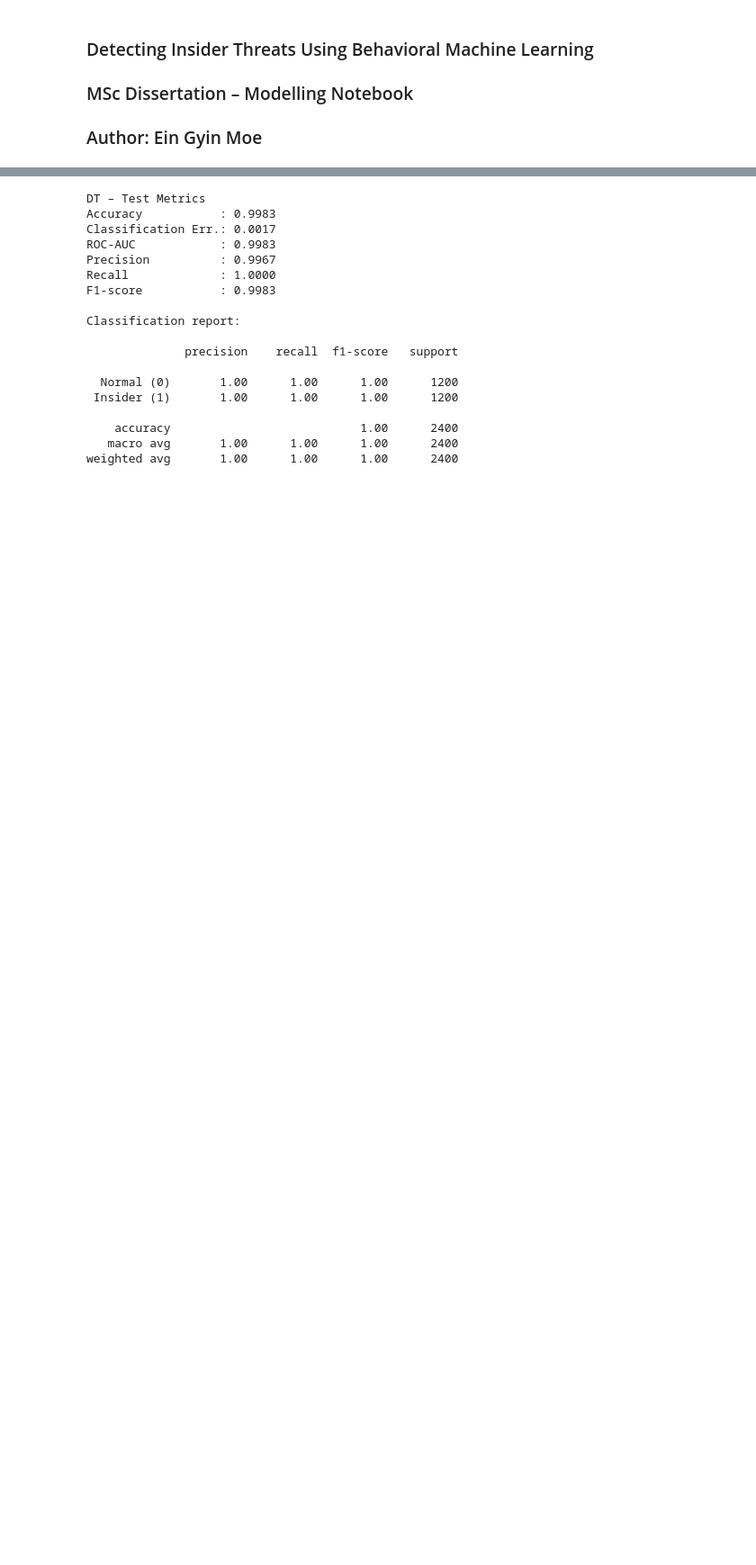
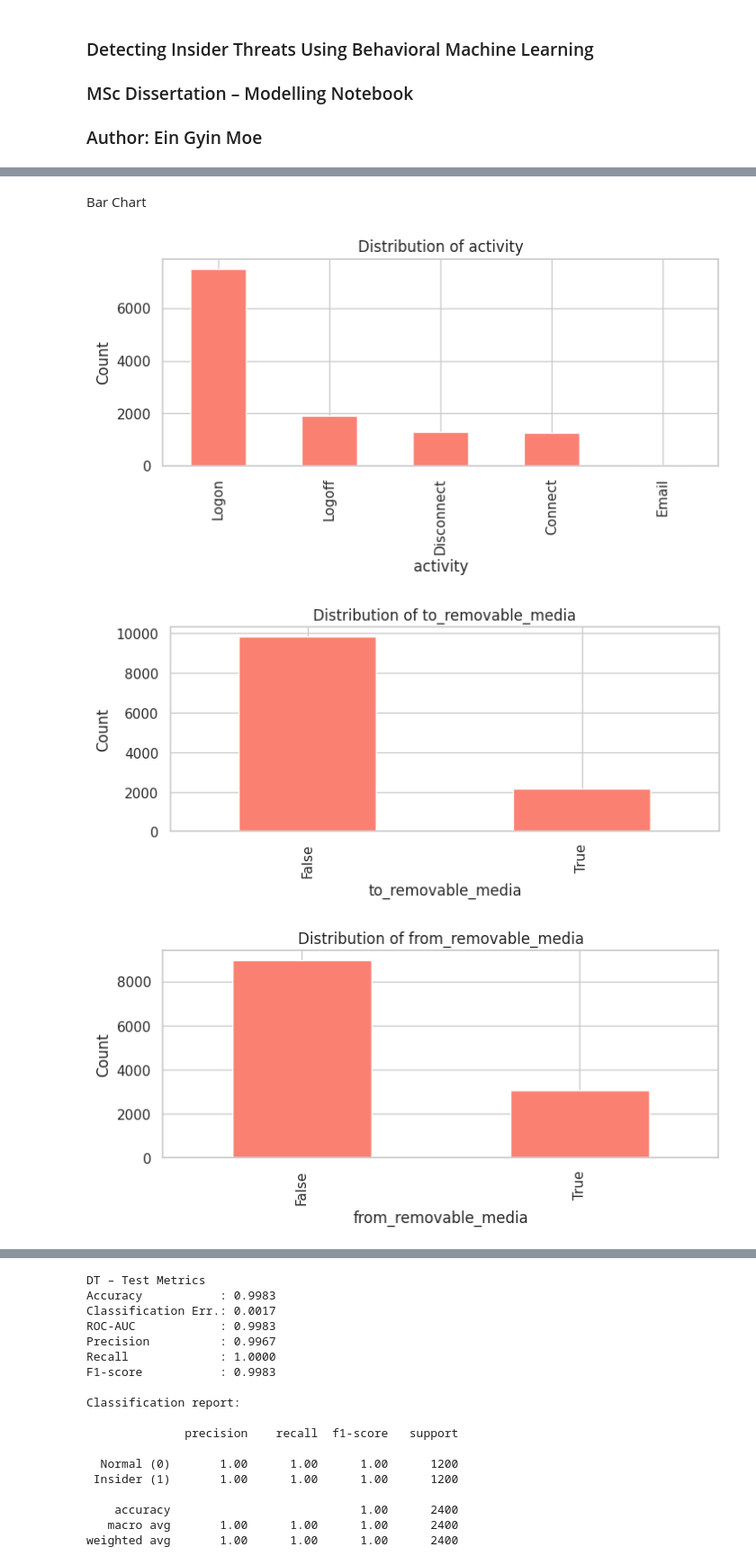
Before and after one commit to egyinmoe/Detecting-Insider-Threats-through-Behavioral-AI_Dissertation, a Jupyter notebook: Ver2_Insiderthreat_withgithub.ipynb, the cells around one changed output, grey strips where cells are left out. Shown at 90% size. Cells and saved outputs as stored; diff of their text form; code cells hidden in the pictures; blank space fills up the shorter version.

```diff
--- a/Ver2_Insiderthreat_withgithub.ipynb
+++ b/Ver2_Insiderthreat_withgithub.ipynb
@@ -240,17 +5,0 @@ plt.show()
-# %%
-# ====================================================================
-# 6. Exploratory Data Analysis – Categorical Features (Bar Charts)
-# ====================================================================
-
-categorical_cols = [
-    "activity",
-    "to_removable_media",
-    "from_removable_media"
-]
-
-for col in categorical_cols:
-    plt.figure(figsize=(13,2))
-    df[col].value_counts().plot(kind="bar", color="salmon")
-    plt.title(f"Distribution of {col}")
-    plt.ylabel("Count")
-    plt.show()
@@ -620,0 +248,17 @@ weighted avg       0.95      0.94      0.94      2400
+# %% [markdown]
+Bar Chart
+# %%
+# ====================================================================
+# Exploratory Data Analysis – Categorical Features (Bar Charts)
+# ====================================================================
+categorical_cols = [ "activity","to_removable_media","from_removable_media"] #Shows the frequency of each category to understand behavioural patterns in activities and removable-media events.
+for col in categorical_cols:
+    plt.figure(figsize=(8,3))
+    df[col].value_counts().plot(kind="bar", color="salmon")
+    plt.title(f"Distribution of {col}")
+    plt.ylabel("Count")
+    plt.show()
+# %% [output]
+[figure, added]
+[figure, added]
+[figure, added]
```
Also changed, not shown: parts of 125 cells of this notebook.
